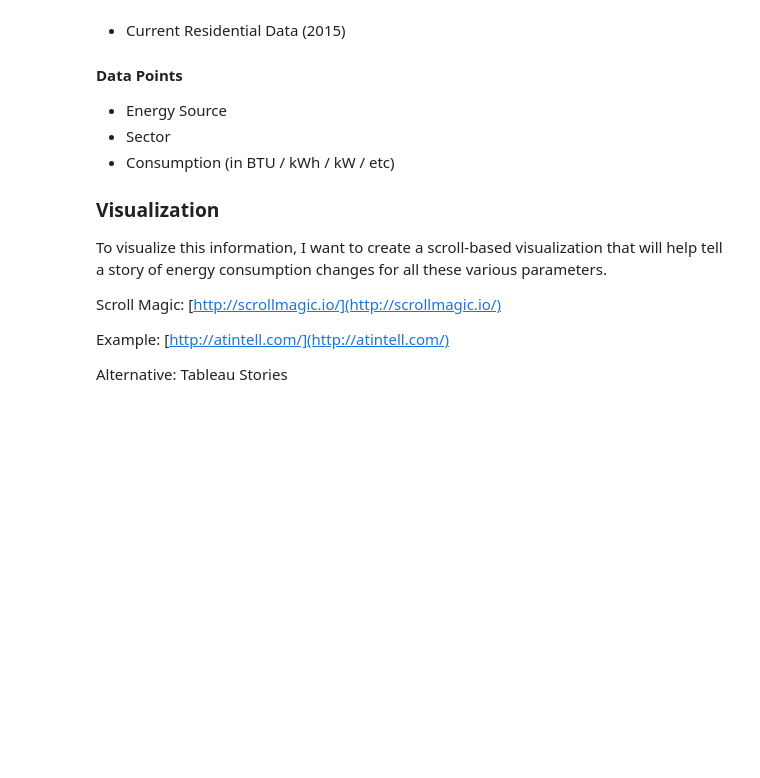
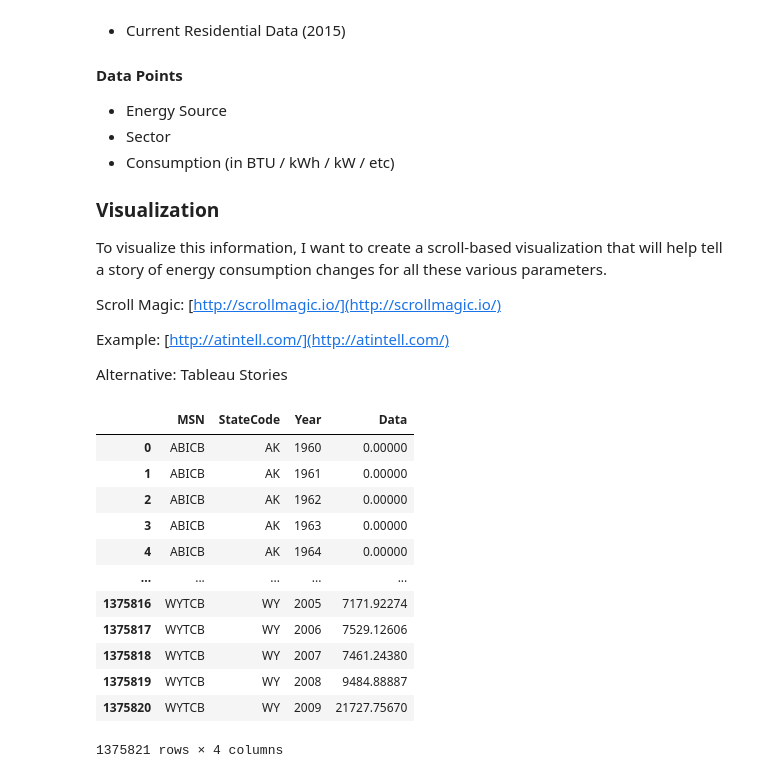
Before and after one commit to mkivenson/Visualization, a Jupyter notebook: Final Project/Final Project Proposal.ipynb, the cells around one changed output. Drawn from its saved outputs; the diff is of its cells as text; code cells hidden in the pictures; blank space fills up the shorter version.

```diff
--- a/Final Project/Final Project Proposal.ipynb
+++ b/Final Project/Final Project Proposal.ipynb
@@ -50,3 +50,24 @@ Scroll Magic: [http://scrollmagic.io/](http://scrollmagic.io/)
 Example: [http://atintell.com/](http://atintell.com/)
 
 Alternative: Tableau Stories
+# %%
+import pandas as pd
+import re
+import os
+url = r"https://openei.org/doe-opendata/dataset/5e3b0afb-e8bb-4515-af2b-491d3e85123f/resource/"
+seds = pd.read_csv(url + r"8a5a465a-2b92-49e3-9e94-862d10e3f272/download/completeseds19602009.csv")
+seds
+# %% [output]
+|  | MSN | StateCode | Year | Data |
+| 0 | ABICB | AK | 1960 | 0.00000 |
+| 1 | ABICB | AK | 1961 | 0.00000 |
+| 2 | ABICB | AK | 1962 | 0.00000 |
+| 3 | ABICB | AK | 1963 | 0.00000 |
+| 4 | ABICB | AK | 1964 | 0.00000 |
+| ... | ... | ... | ... | ... |
+| 1375816 | WYTCB | WY | 2005 | 7171.92274 |
+| 1375817 | WYTCB | WY | 2006 | 7529.12606 |
+| 1375818 | WYTCB | WY | 2007 | 7461.24380 |
+| 1375819 | WYTCB | WY | 2008 | 9484.88887 |
+| 1375820 | WYTCB | WY | 2009 | 21727.75670 |
+1375821 rows × 4 columns
```
Also changed, not shown: parts of 7 cells of this notebook, 8 other files.
